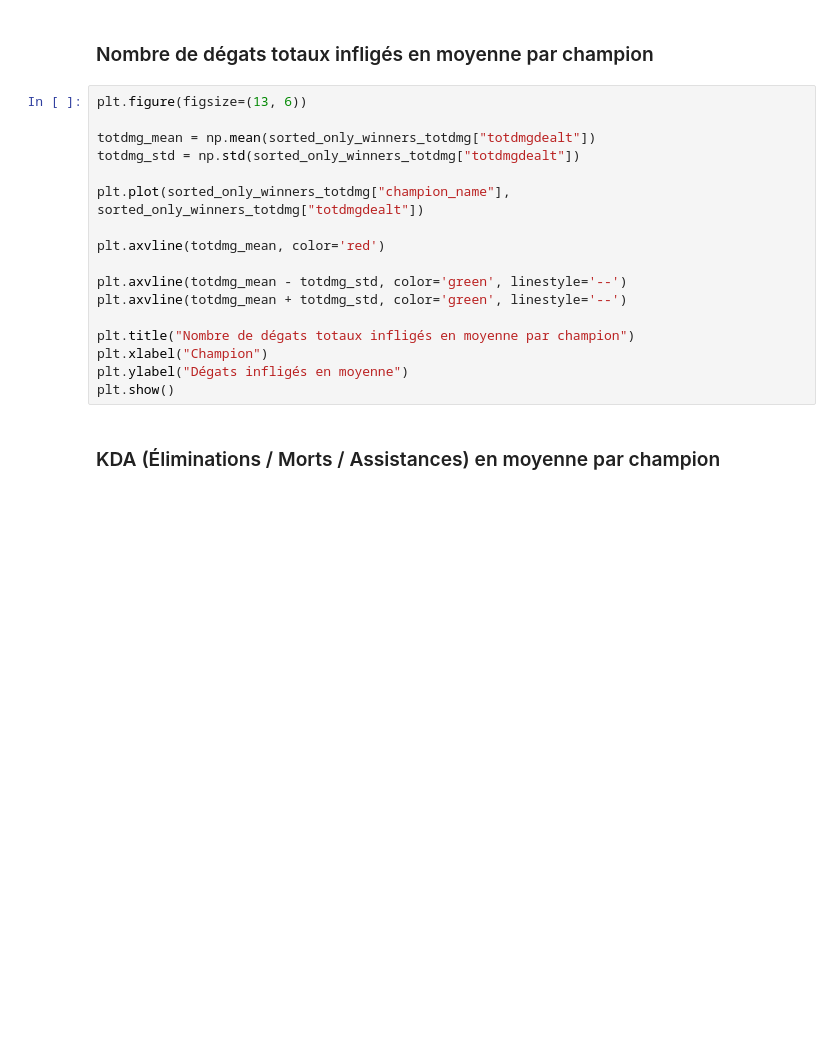
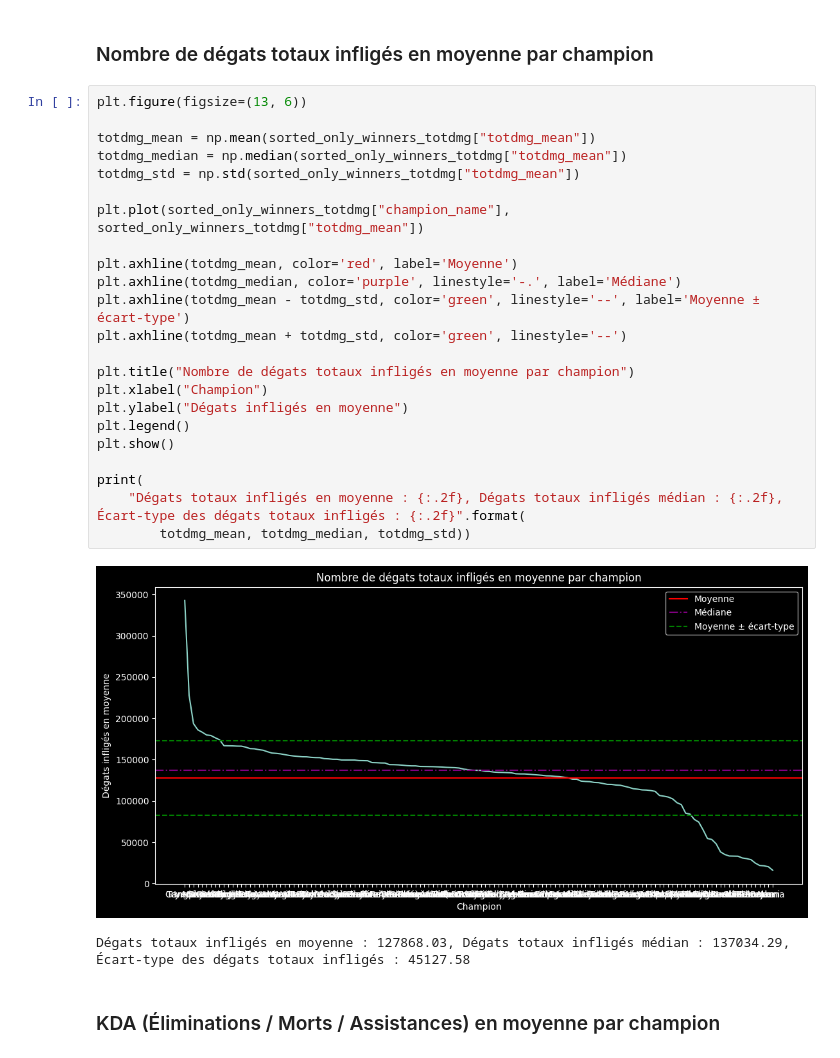
Before and after one commit to cbnoah/LOLDataAnalysis, a Jupyter notebook: sample.ipynb, the cells around one changed output. Cells and saved outputs as stored; diff of their text form; blank space fills up the shorter version.

```diff
--- a/sample.ipynb
+++ b/sample.ipynb
@@ -282,20 +313,29 @@ plt.show()
 # %%
 plt.figure(figsize=(13, 6))
 
-totdmg_mean = np.mean(sorted_only_winners_totdmg["totdmgdealt"])
-totdmg_std = np.std(sorted_only_winners_totdmg["totdmgdealt"])
+totdmg_mean = np.mean(sorted_only_winners_totdmg["totdmg_mean"])
+totdmg_median = np.median(sorted_only_winners_totdmg["totdmg_mean"])
+totdmg_std = np.std(sorted_only_winners_totdmg["totdmg_mean"])
 
-plt.plot(sorted_only_winners_totdmg["champion_name"], sorted_only_winners_totdmg["totdmgdealt"])
+plt.plot(sorted_only_winners_totdmg["champion_name"], sorted_only_winners_totdmg["totdmg_mean"])
 
-plt.axvline(totdmg_mean, color='red')
-
-plt.axvline(totdmg_mean - totdmg_std, color='green', linestyle='--')
-plt.axvline(totdmg_mean + totdmg_std, color='green', linestyle='--')
+plt.axhline(totdmg_mean, color='red', label='Moyenne')
+plt.axhline(totdmg_median, color='purple', linestyle='-.', label='Médiane')
+plt.axhline(totdmg_mean - totdmg_std, color='green', linestyle='--', label='Moyenne ± écart-type')
+plt.axhline(totdmg_mean + totdmg_std, color='green', linestyle='--')
 
 plt.title("Nombre de dégats totaux infligés en moyenne par champion")
 plt.xlabel("Champion")
 plt.ylabel("Dégats infligés en moyenne")
+plt.legend()
 plt.show()
+
+print(
+    "Dégats totaux infligés en moyenne : {:.2f}, Dégats totaux infligés médian : {:.2f}, Écart-type des dégats totaux infligés : {:.2f}".format(
+        totdmg_mean, totdmg_median, totdmg_std))
+# %% [output]
+[figure, added]
+Dégats totaux infligés en moyenne : 127868.03, Dégats totaux infligés médian : 137034.29, Écart-type des dégats totaux infligés : 45127.58
 # %% [markdown]
 ### KDA (Éliminations / Morts / Assistances) en moyenne par champion
 # %%
```
Also changed, not shown: parts of 8 cells of this notebook.
